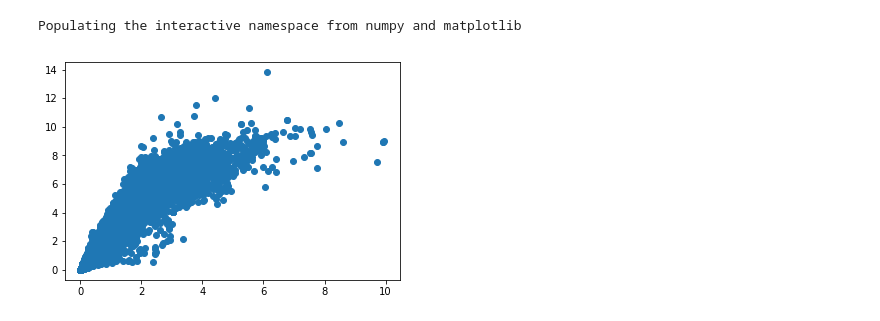
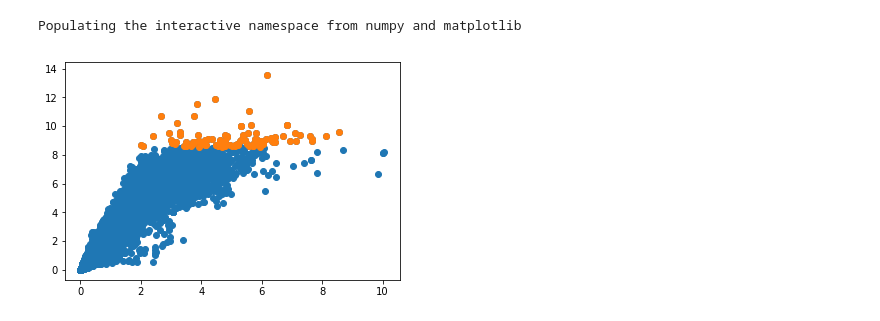
Before and after one commit to Teichlab/RCA, a Jupyter notebook: Apply zinb-wave.ipynb, the cells around one changed output. Drawn from its saved outputs; the diff is of its cells as text; code cells hidden in the pictures.

```diff
--- a/Apply zinb-wave.ipynb
+++ b/Apply zinb-wave.ipynb
@@ -6,3 +6,5 @@ Populating the interactive namespace from numpy and matplotlib
 # %%
 sample_info = pd.read_csv('~/Google Drive/Research Projects/Finished/LysisBuffers/data_exchange/lysis-buffer-samples.csv', index_col=0)
 counts = pd.read_csv('~/Google Drive/Research Projects/Finished/LysisBuffers/data_exchange/lysis-buffer-counts.csv', index_col=0)
+counts = counts.pipe(np.round).astype(int)
+counts = counts[sample_info.index]
@@ -11,9 +11,12 @@ counts = counts.pipe(np.round).astype(int)
-# %%
-plt.scatter(counts.pipe(np.log1p).mean(1), counts.pipe(np.log1p).var(1));
-# %% [output]
-[figure, removed]
 # %%
 idx = counts.pipe(np.log1p).var(1).sort_values(ascending=False).head(100).index
+# %%
+mus = counts.pipe(np.log1p).mean(1)
+vas = counts.pipe(np.log1p).var(1)
+plt.scatter(mus, vas);
+plt.scatter(mus[idx], vas[idx]);
+# %% [output]
+[figure, added]
 # %%
 import patsy
 
```
Also changed, not shown: parts of 10 cells of this notebook, 1 other file.
